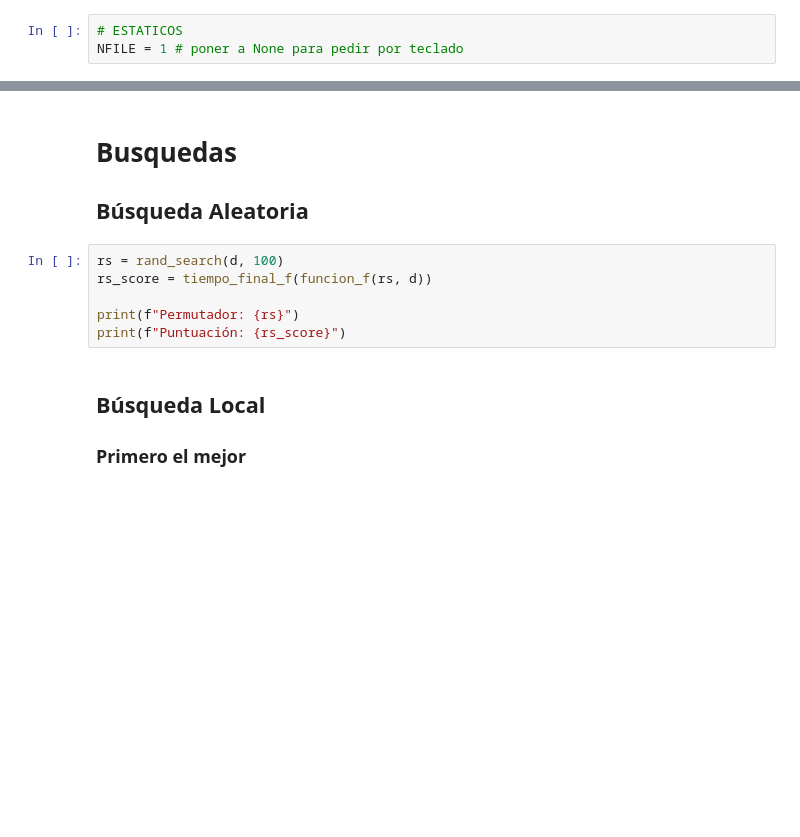
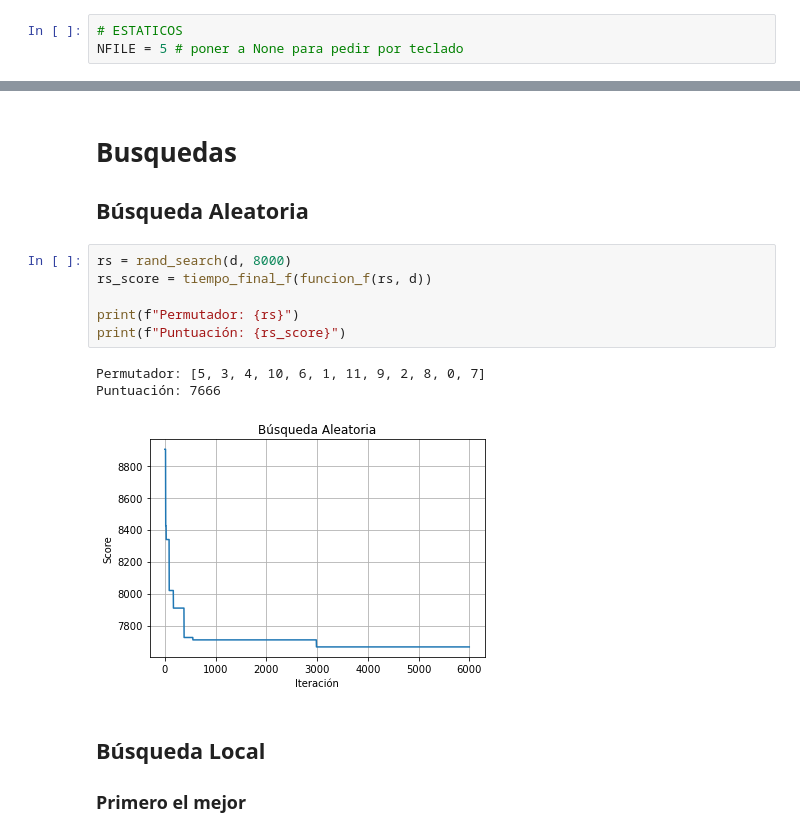
Before and after one commit to PabloSimonSainz/FlowShop, a Jupyter notebook: src/practica02.ipynb, the cells around one changed output, grey strips where cells are left out. Cells and saved outputs as stored; diff of their text form; blank space fills up the shorter version.

Commit message:
Plots implementados

```diff
--- a/src/practica02.ipynb
+++ b/src/practica02.ipynb
@@ -17,6 +15,6 @@ ImportError: cannot import name 'local_search' from 'utils' (c:\Users\usuario\On
 # %%
 # ESTATICOS
-NFILE = 1 # poner a None para pedir por teclado
+NFILE = 5 # poner a None para pedir por teclado
 # %% [markdown]
 # Introducción de fichero
 # %%
@@ -41,11 +71,15 @@ display(pd.DataFrame(f))
 # Busquedas
 ## Búsqueda Aleatoria
 # %%
-rs = rand_search(d, 100)
+rs = rand_search(d, 8000)
 rs_score = tiempo_final_f(funcion_f(rs, d))
 
 print(f"Permutador: {rs}")
 print(f"Puntuación: {rs_score}")
+# %% [output]
+Permutador: [5, 3, 4, 10, 6, 1, 11, 9, 2, 8, 0, 7]
+Puntuación: 7666
+[figure, added]
 # %% [markdown]
 ## Búsqueda Local
 ### Primero el mejor
```
Also changed, not shown: parts of 9 cells of this notebook, 4 other files.
